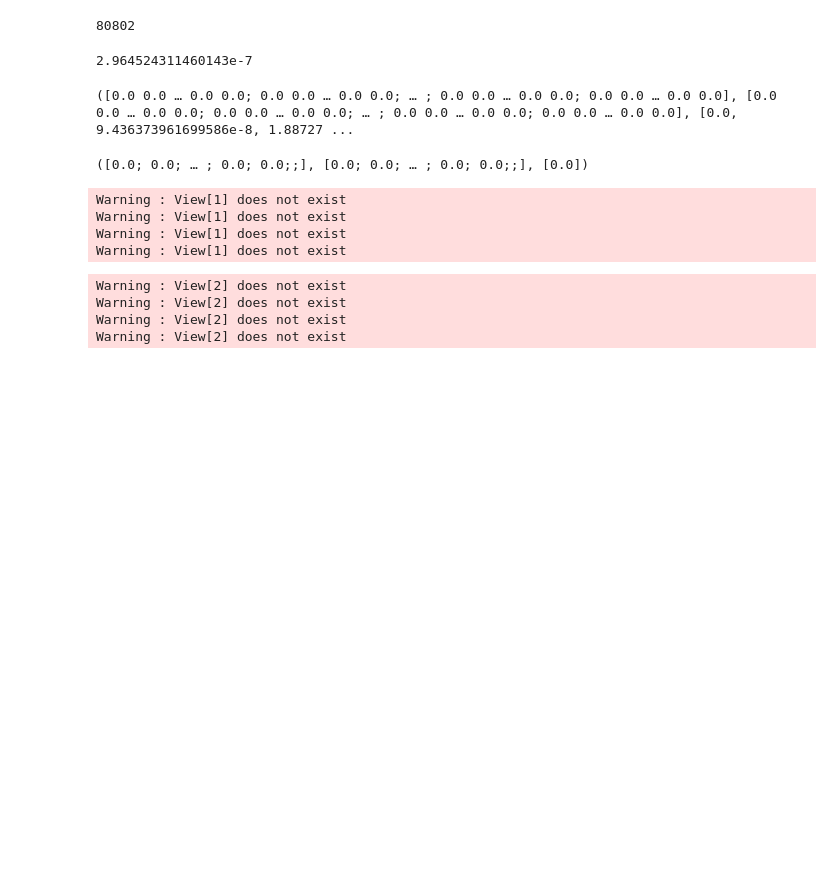
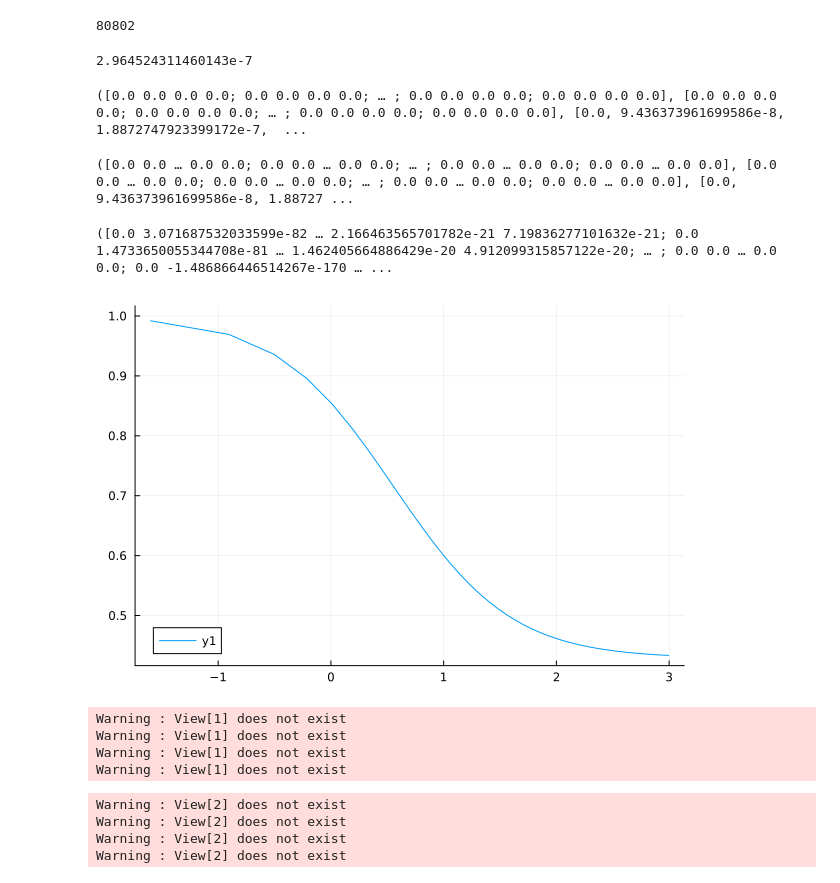
Before and after one commit to perebalazs/LowLevelFEM.jl, a Jupyter notebook: examples/wave_in_rectangle.ipynb, the cells around one changed output. Drawn from its saved outputs; the diff is of its cells as text; code cells hidden in the pictures; blank space fills up the shorter version.

```diff
--- a/examples/wave_in_rectangle.ipynb
+++ b/examples/wave_in_rectangle.ipynb
@@ -55,18 +55,32 @@ Tₘᵢₙ = FEM.smallestPeriodTime(K, M)
 # %% [output]
 2.964524311460143e-7
 # %%
-u1, v1, t1 = FEM.CDM(K, M, C, f, u0, v0, 2Tₘᵢₙ, Tₘᵢₙ / π)
+u1, v1, t1 = FEM.CDM(K, M, C, f, u0, v0, Tₘᵢₙ, Tₘᵢₙ / π)
 # %% [output]
-([0.0 0.0 … 0.0 0.0; 0.0 0.0 … 0.0 0.0; … ; 0.0 0.0 … 0.0 0.0; 0.0 0.0 … 0.0 0.0], [0.0 0.0 … 0.0 0.0; 0.0 0.0 … 0.0 0.0; … ; 0.0 0.0 … 0.0 0.0; 0.0 0.0 … 0.0 0.0], [0.0, 9.436373961699586e-8, 1.88727 ...
+([0.0 0.0 0.0 0.0; 0.0 0.0 0.0 0.0; … ; 0.0 0.0 0.0 0.0; 0.0 0.0 0.0 0.0], [0.0 0.0 0.0 0.0; 0.0 0.0 0.0 0.0; … ; 0.0 0.0 0.0 0.0; 0.0 0.0 0.0 0.0], [0.0, 9.436373961699586e-8, 1.8872747923399172e-7,  ...
 # %%
 sts = length(t1)
 u0 = u1[:, sts]
 v0 = v1[:, sts]
 
 f .*= 0
-u2, v2, t2 = FEM.CDM(K, M, C, f, u0, v0, Tₘᵢₙ, 5Tₘᵢₙ / π)
+u2, v2, t2 = FEM.CDM(K, M, C, f, u0, v0, 20Tₘᵢₙ, Tₘᵢₙ / π)
 # %% [output]
-([0.0; 0.0; … ; 0.0; 0.0;;], [0.0; 0.0; … ; 0.0; 0.0;;], [0.0])
+([0.0 0.0 … 0.0 0.0; 0.0 0.0 … 0.0 0.0; … ; 0.0 0.0 … 0.0 0.0; 0.0 0.0 … 0.0 0.0], [0.0 0.0 … 0.0 0.0; 0.0 0.0 … 0.0 0.0; … ; 0.0 0.0 … 0.0 0.0; 0.0 0.0 … 0.0 0.0], [0.0, 9.436373961699586e-8, 1.88727 ...
+# %%
+sts = length(t1)
+u0 = u1[:, sts]
+v0 = v1[:, sts]
+
+f .*= 0
+u3, v3, t3 = FEM.HHT(K, M, f, u0, v0, 20Tₘᵢₙ, Tₘᵢₙ / π)
+# %% [output]
+([0.0 3.071687532033599e-82 … 2.166463565701782e-21 7.19836277101632e-21; 0.0 1.4733650055344708e-81 … 1.462405664886429e-20 4.912099315857122e-20; … ; 0.0 0.0 … 0.0 0.0; 0.0 -1.486866446514267e-170 … ...
+# %%
+plt = FEM.HHTdampingCharacter(2π / Tₘᵢₙ, 10Tₘᵢₙ / π, γ=0.9, β=0.49)
+plot(plt)
+# %% [output]
+[figure, added]
 # %%
 gmsh.option.setNumber("General.Trackball", 0)
 gmsh.option.setNumber("General.RotationX", 298)
```
Also changed, not shown: parts of 11 cells of this notebook, 10 other files.
